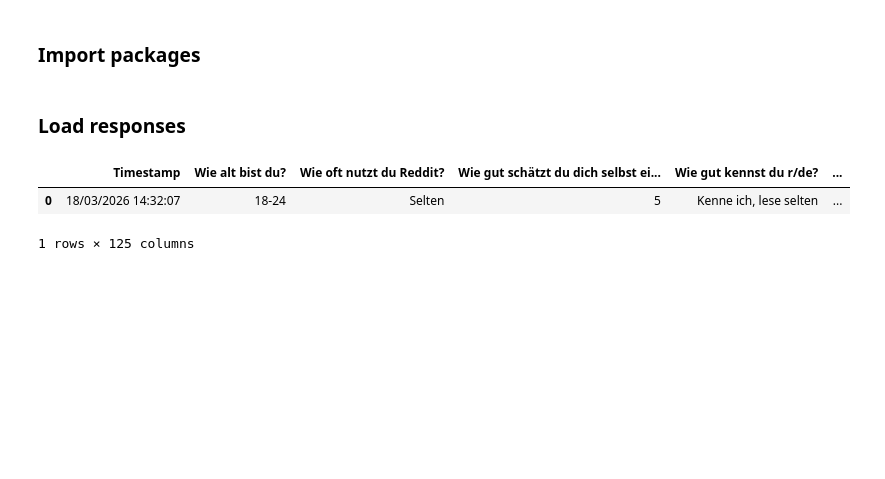
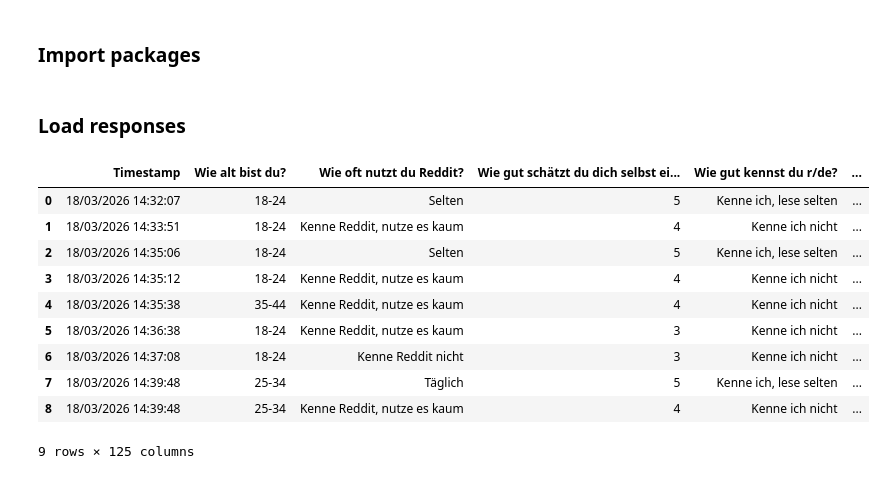
Before and after one commit to sevenbanisch/KIT-KI-Seminar, a Jupyter notebook: irony-llm/compare_results.ipynb, the cells around one changed output. Cells and saved outputs as stored; diff of their text form; code cells hidden in the pictures; blank space fills up the shorter version.

```diff
--- a/irony-llm/compare_results.ipynb
+++ b/irony-llm/compare_results.ipynb
@@ -7,8 +8,18 @@ import pandas as pd
 # %%
 df = pd.read_csv('irony_annotation_study_responses.csv')
 # %%
-df[:1]
+# df = df[:2]
+
+df
 # %% [output]
 |  | Timestamp | Wie alt bist du? | Wie oft nutzt du Reddit? | Wie gut schätzt du dich selbst ei... | Wie gut kennst du r/de? | ... |
 | 0 | 18/03/2026 14:32:07 | 18-24 | Selten | 5 | Kenne ich, lese selten | ... |
+| 1 | 18/03/2026 14:33:51 | 18-24 | Kenne Reddit, nutze es kaum | 4 | Kenne ich nicht | ... |
+| 2 | 18/03/2026 14:35:06 | 18-24 | Selten | 5 | Kenne ich, lese selten | ... |
+| 3 | 18/03/2026 14:35:12 | 18-24 | Kenne Reddit, nutze es kaum | 4 | Kenne ich nicht | ... |
+| 4 | 18/03/2026 14:35:38 | 35-44 | Kenne Reddit, nutze es kaum | 4 | Kenne ich nicht | ... |
+| 5 | 18/03/2026 14:36:38 | 18-24 | Kenne Reddit, nutze es kaum | 3 | Kenne ich nicht | ... |
+| 6 | 18/03/2026 14:37:08 | 18-24 | Kenne Reddit nicht | 3 | Kenne ich nicht | ... |
+| 7 | 18/03/2026 14:39:48 | 25-34 | Täglich | 5 | Kenne ich, lese selten | ... |
+| 8 | 18/03/2026 14:39:48 | 25-34 | Kenne Reddit, nutze es kaum | 4 | Kenne ich nicht | ... |
-1 rows × 125 columns
+9 rows × 125 columns
```
Also changed, not shown: parts of 14 cells of this notebook.
